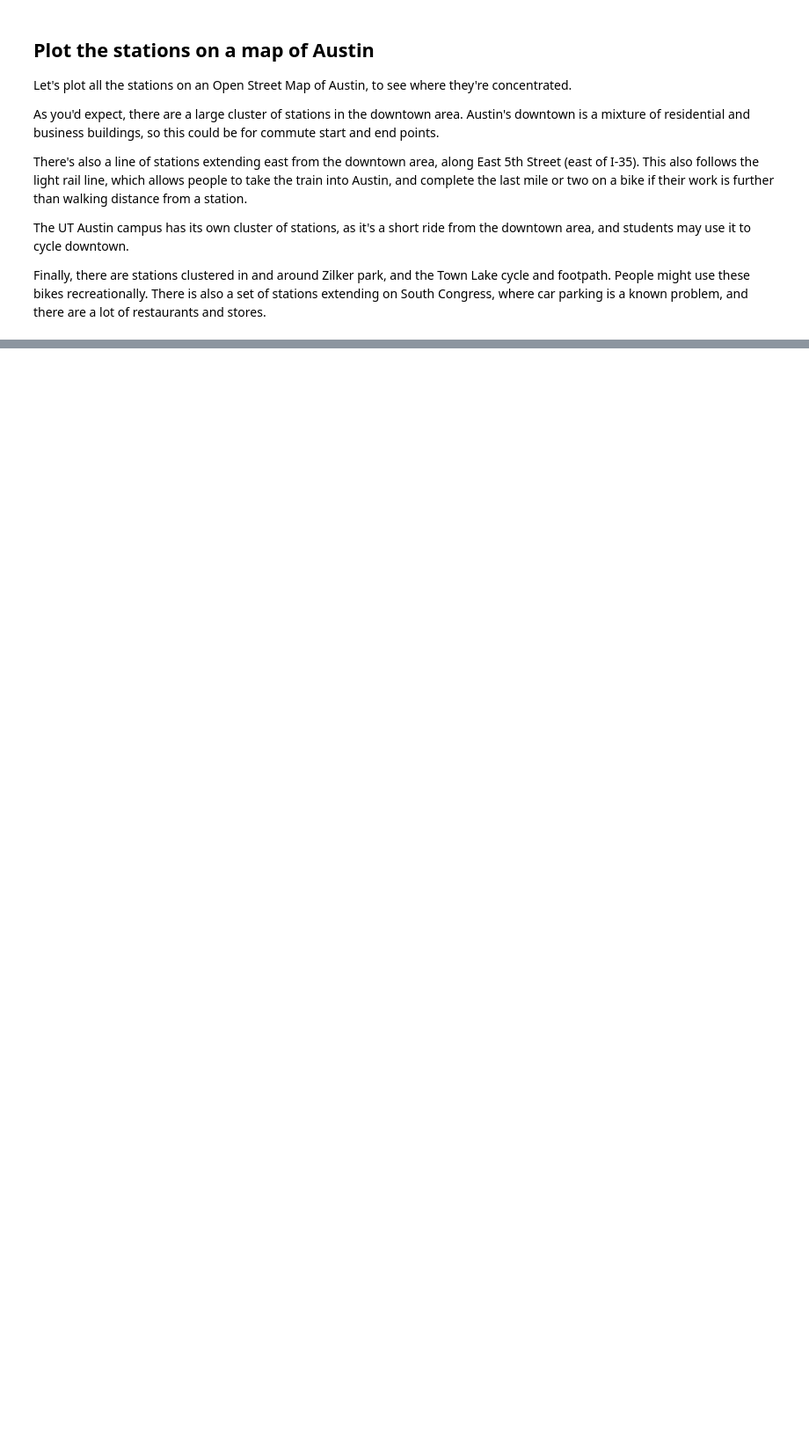
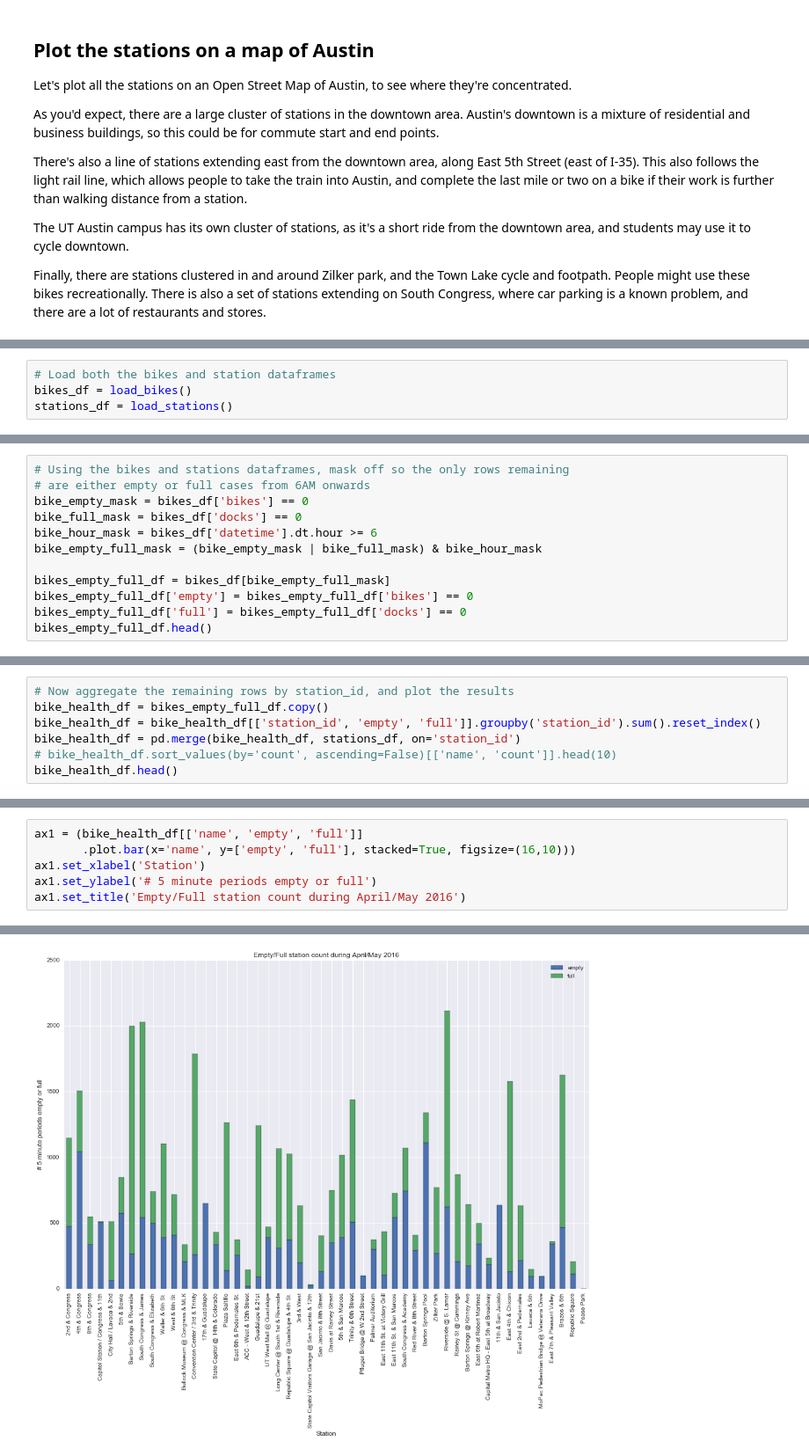
Before and after one commit to timgasser/bcycle-austin, a Jupyter notebook: notebooks/bcycle_stations.ipynb, the cells around one changed output, grey strips where cells are left out. Shown at 88% size. Saved outputs shown, nothing was run; the diff lists cells and outputs as text; blank space fills up the shorter version.

```diff
--- a/notebooks/bcycle_stations.ipynb
+++ b/notebooks/bcycle_stations.ipynb
@@ -208,0 +173,4 @@ bike_pivot_mask.head()
+# %%
+# Load both the bikes and station dataframes
+bikes_df = load_bikes()
+stations_df = load_stations()
@@ -208,0 +181,12 @@ bike_pivot_mask.head()
+# %%
+# Using the bikes and stations dataframes, mask off so the only rows remaining
+# are either empty or full cases from 6AM onwards
+bike_empty_mask = bikes_df['bikes'] == 0
+bike_full_mask = bikes_df['docks'] == 0
+bike_hour_mask = bikes_df['datetime'].dt.hour >= 6
+bike_empty_full_mask = (bike_empty_mask | bike_full_mask) & bike_hour_mask
+
+bikes_empty_full_df = bikes_df[bike_empty_full_mask]
+bikes_empty_full_df['empty'] = bikes_empty_full_df['bikes'] == 0
+bikes_empty_full_df['full'] = bikes_empty_full_df['docks'] == 0
+bikes_empty_full_df.head()
@@ -208,0 +214,7 @@ bike_pivot_mask.head()
+# %%
+# Now aggregate the remaining rows by station_id, and plot the results
+bike_health_df = bikes_empty_full_df.copy()
+bike_health_df = bike_health_df[['station_id', 'empty', 'full']].groupby('station_id').sum().reset_index()
+bike_health_df = pd.merge(bike_health_df, stations_df, on='station_id')
+# bike_health_df.sort_values(by='count', ascending=False)[['name', 'count']].head(10)
+bike_health_df.head()
@@ -208,0 +228,7 @@ bike_pivot_mask.head()
+# %%
+ax1 = (bike_health_df[['name', 'empty', 'full']]
+       .plot.bar(x='name', y=['empty', 'full'], stacked=True, figsize=(16,10)))
+ax1.set_xlabel('Station')
+ax1.set_ylabel('# 5 minute periods empty or full')
+ax1.set_title('Empty/Full station count during April/May 2016')
+# %% [output]
@@ -208,0 +236 @@ bike_pivot_mask.head()
+[figure, added]
```
Also changed, not shown: parts of 29 cells of this notebook, 1 other file.
